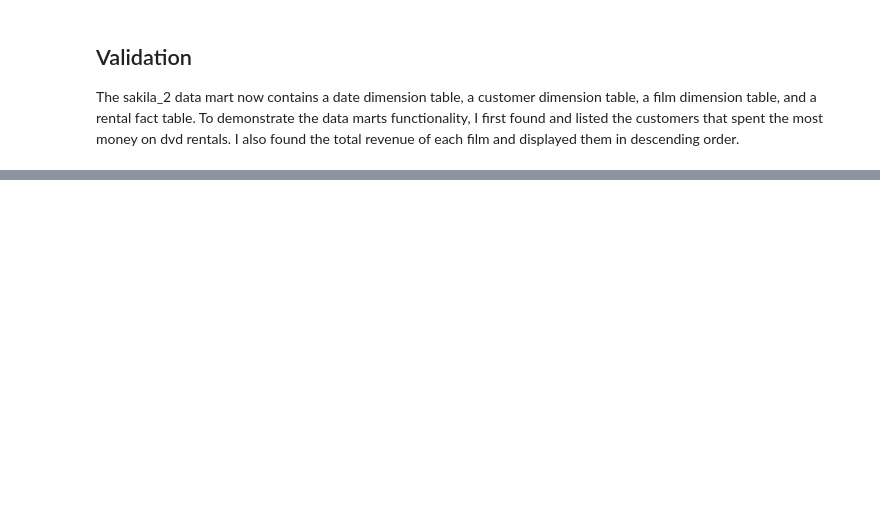
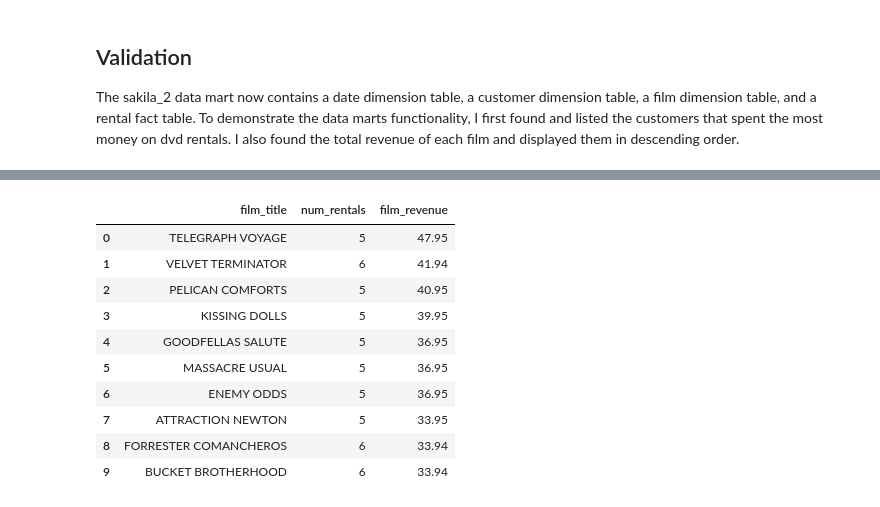
Before and after one commit to ran5tcw/DS-2002, a Jupyter notebook: midterm-project/midterm.ipynb, the cells around one changed output, grey strips where cells are left out. Drawn from its saved outputs; the diff is of its cells as text; code cells hidden in the pictures; blank space fills up the shorter version.

```diff
--- a/midterm-project/midterm.ipynb
+++ b/midterm-project/midterm.ipynb
@@ -330,16 +359,32 @@ df_test.head(10)
 # %%
 #tests the film dimension table and the rental fact table
+#using the date dimension as well to find the the quantities for the month of june
 sql_test= """
-SELECT f.title
-, f.film_language
+SELECT f.title as film_title
+, COUNT(rental.rental_key) as num_rentals
 , SUM(rental.amount) AS film_revenue
 FROM `{0}`.fact_rental AS rental
 INNER JOIN `{0}`.dim_film AS f
 ON rental.film_key = f.film_key
+INNER JOIN `{0}`.dim_date AS dd
+ON rental.rental_date_key = dd.date_key
+WHERE dd.month_of_year = 6
 GROUP BY f.title
-ORDER BY total_spending DESC
+ORDER BY film_revenue DESC
 LIMIT 10;
 """.format(dst_dbname)
 
-df_test = get_dataframe(user_id,pwd, host_name, src_dbname, sql_test)
+df_test = get_sql_dataframe(user_id,pwd, host_name, src_dbname, sql_test)
 df_test.head(10)
+# %% [output]
+|  | film_title | num_rentals | film_revenue |
+| 0 | TELEGRAPH VOYAGE | 5 | 47.95 |
+| 1 | VELVET TERMINATOR | 6 | 41.94 |
+| 2 | PELICAN COMFORTS | 5 | 40.95 |
+| 3 | KISSING DOLLS | 5 | 39.95 |
+| 4 | GOODFELLAS SALUTE | 5 | 36.95 |
+| 5 | MASSACRE USUAL | 5 | 36.95 |
+| 6 | ENEMY ODDS | 5 | 36.95 |
+| 7 | ATTRACTION NEWTON | 5 | 33.95 |
+| 8 | FORRESTER COMANCHEROS | 6 | 33.94 |
+| 9 | BUCKET BROTHERHOOD | 6 | 33.94 |
```
Also changed, not shown: parts of 10 cells of this notebook, 3 other files.
